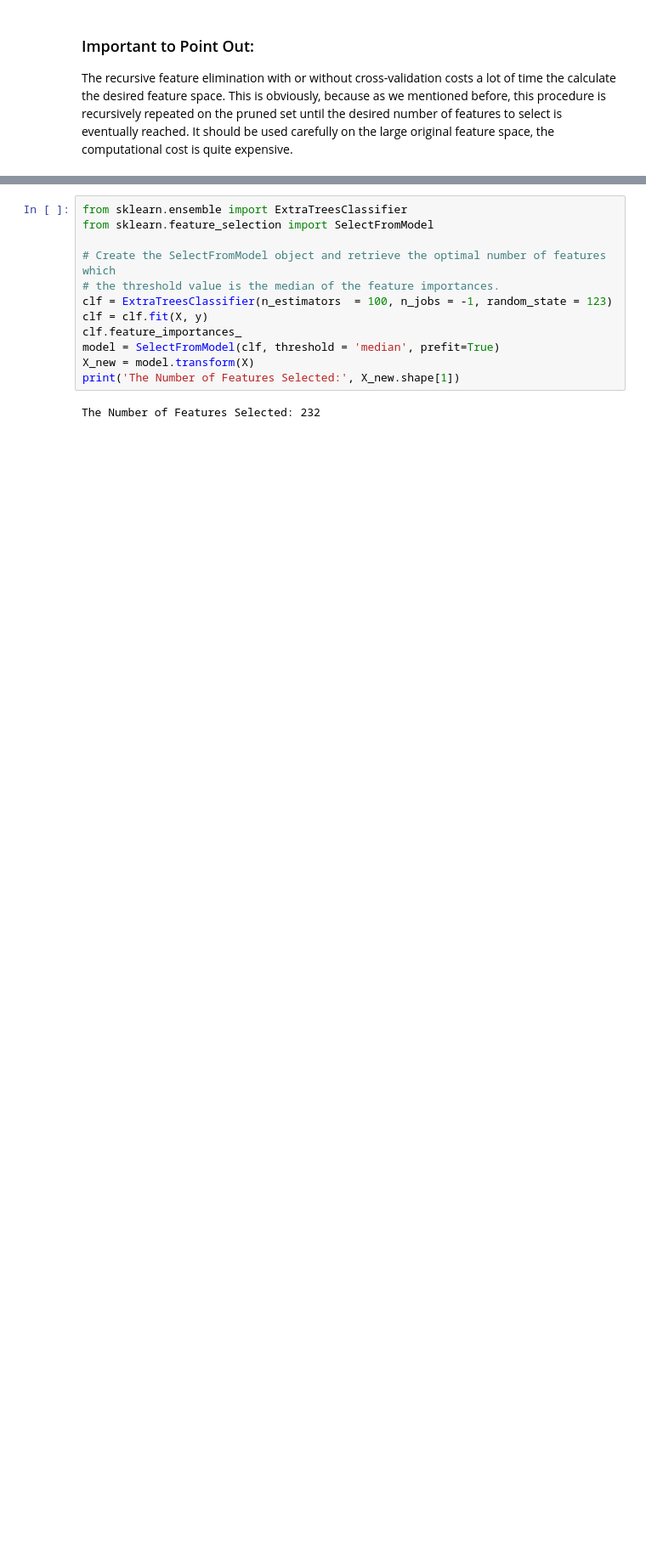
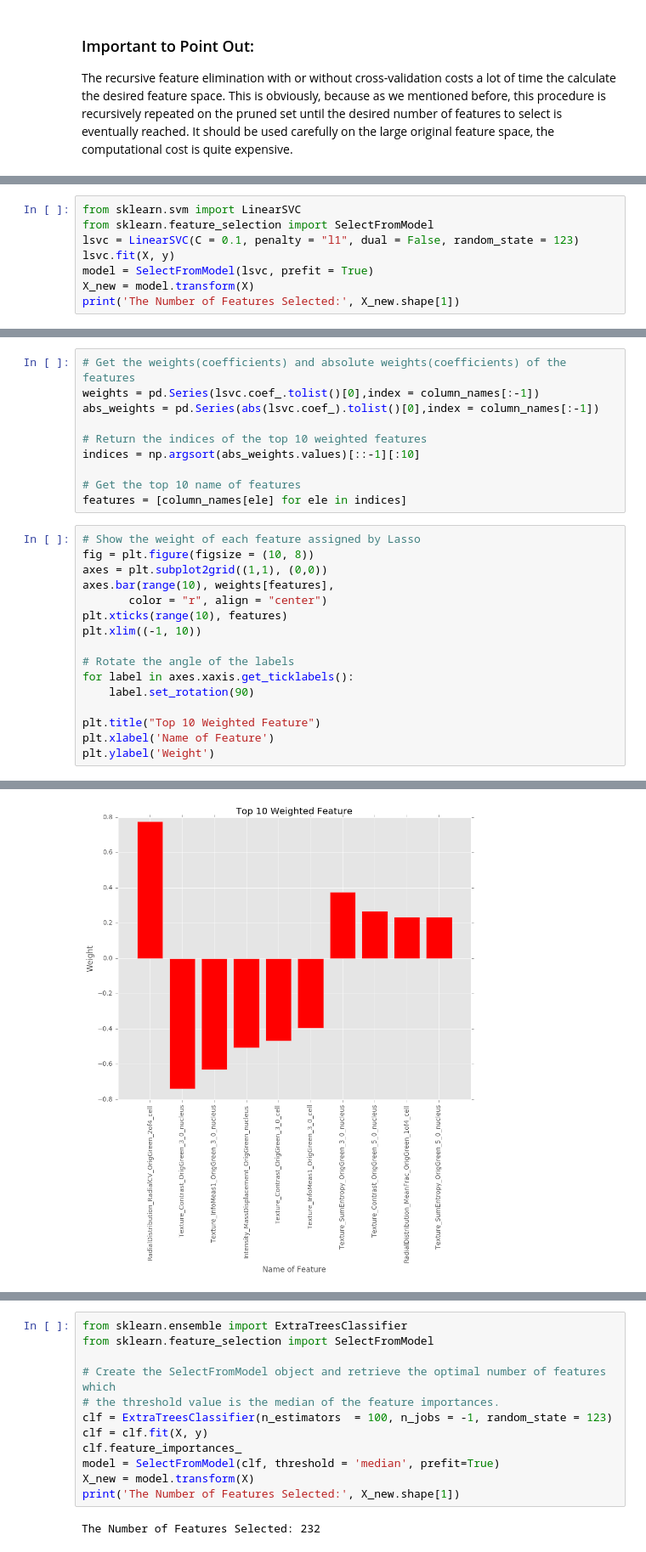
Before and after one commit to HinChou/Feature-Selection-Without-Domain-Expertise-And-Resampling-Techniques, a Jupyter notebook: Feature_Selection_Without_Domain_Expertise_And_Resampling_Techniques.ipynb, the cells around one changed output, grey strips where cells are left out. Shown at 85% size. Cells and saved outputs as stored; diff of their text form; blank space fills up the shorter version.

```diff
--- a/Feature_Selection_Without_Domain_Expertise_And_Resampling_Techniques.ipynb
+++ b/Feature_Selection_Without_Domain_Expertise_And_Resampling_Techniques.ipynb
@@ -217,0 +219,8 @@ The recursive feature elimination with or without cross-validation costs a lot o
+# %%
+from sklearn.svm import LinearSVC
+from sklearn.feature_selection import SelectFromModel
+lsvc = LinearSVC(C = 0.1, penalty = "l1", dual = False, random_state = 123)
+lsvc.fit(X, y)
+model = SelectFromModel(lsvc, prefit = True)
+X_new = model.transform(X)
+print('The Number of Features Selected:', X_new.shape[1])
@@ -217,0 +229,27 @@ The recursive feature elimination with or without cross-validation costs a lot o
+# %%
+# Get the weights(coefficients) and absolute weights(coefficients) of the features
+weights = pd.Series(lsvc.coef_.tolist()[0],index = column_names[:-1])
+abs_weights = pd.Series(abs(lsvc.coef_).tolist()[0],index = column_names[:-1])
+
+# Return the indices of the top 10 weighted features
+indices = np.argsort(abs_weights.values)[::-1][:10]
+
+# Get the top 10 name of features
+features = [column_names[ele] for ele in indices]
+# %%
+# Show the weight of each feature assigned by Lasso
+fig = plt.figure(figsize = (10, 8))
+axes = plt.subplot2grid((1,1), (0,0))
+axes.bar(range(10), weights[features],
+       color = "r", align = "center")
+plt.xticks(range(10), features)
+plt.xlim((-1, 10))
+
+# Rotate the angle of the labels
+for label in axes.xaxis.get_ticklabels():
+    label.set_rotation(90)
+
+plt.title("Top 10 Weighted Feature")
+plt.xlabel('Name of Feature')
+plt.ylabel('Weight')
+# %% [output]
@@ -217,0 +257 @@ The recursive feature elimination with or without cross-validation costs a lot o
+[figure, added]
```
Also changed, not shown: parts of 8 cells of this notebook.
